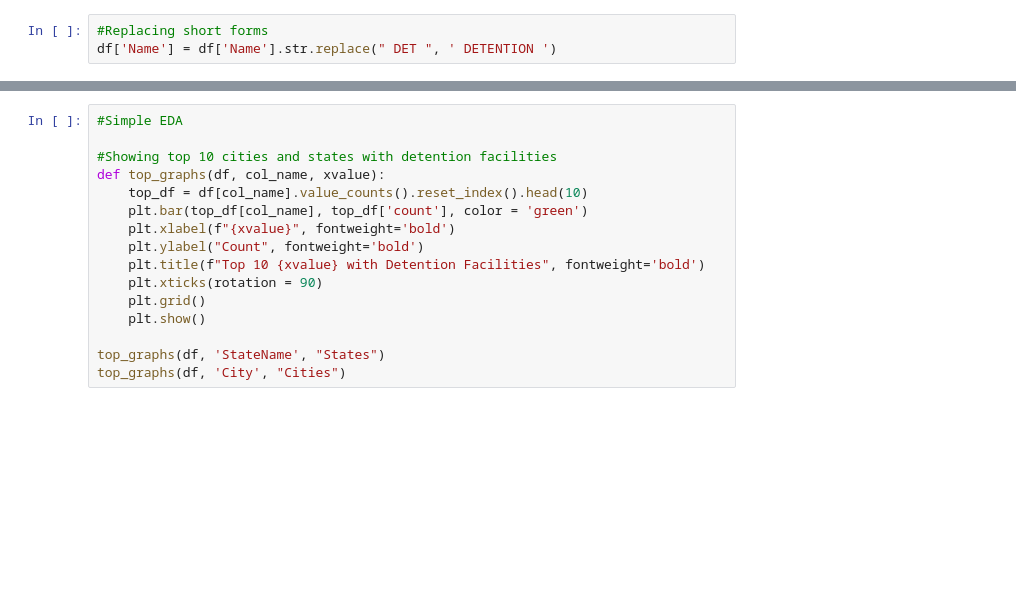
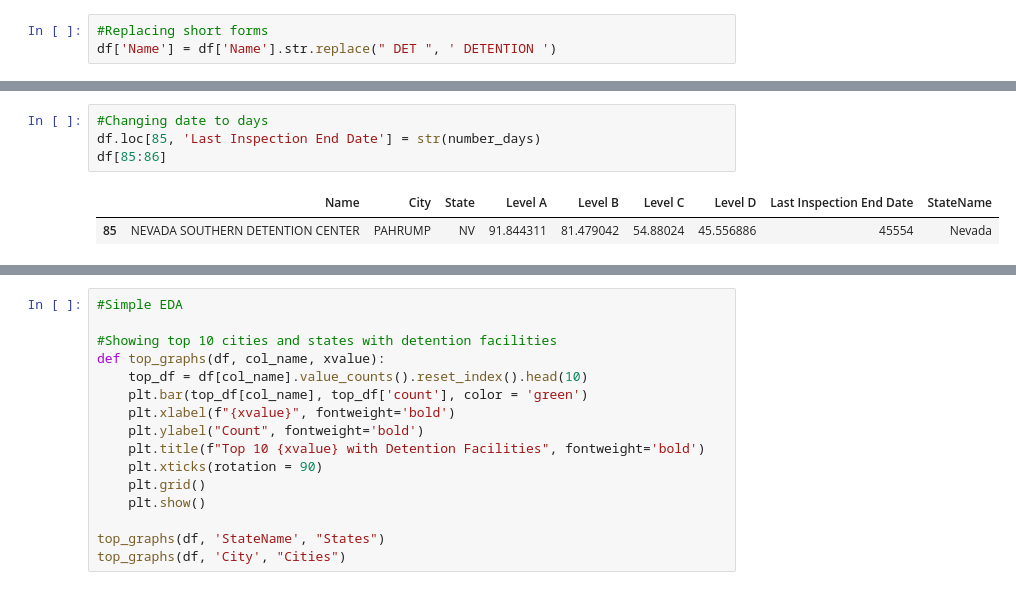
Before and after one commit to Rashmi2733/data-screening-exercise, a Jupyter notebook: exercise-code-notebook.ipynb, the cells around one changed output, grey strips where cells are left out. Saved outputs shown, nothing was run; the diff lists cells and outputs as text; blank space fills up the shorter version.

```diff
--- a/exercise-code-notebook.ipynb
+++ b/exercise-code-notebook.ipynb
@@ -237,0 +266,7 @@ df['Name'] = df['Name'].str.replace(" DET ", ' DETENTION ')
+# %%
+#Changing date to days
+df.loc[85, 'Last Inspection End Date'] = str(number_days)
+df[85:86]
+# %% [output]
+|  | Name | City | State | Level A | Level B | Level C | Level D | Last Inspection End Date | StateName |
+| 85 | NEVADA SOUTHERN DETENTION CENTER | PAHRUMP | NV | 91.844311 | 81.479042 | 54.88024 | 45.556886 | 45554 | Nevada |
```
Also changed, not shown: parts of 12 cells of this notebook, 3 other files.
